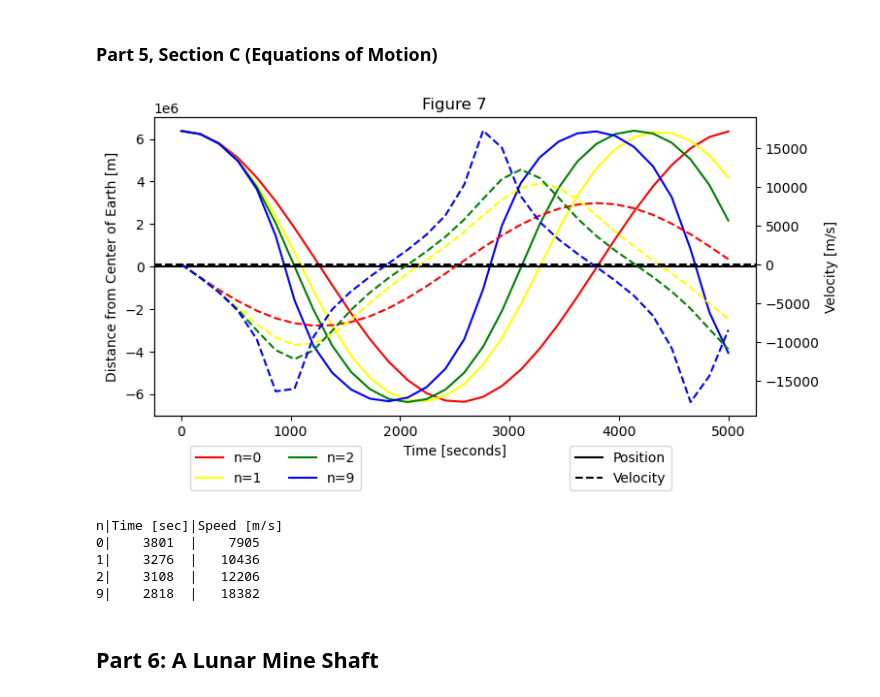
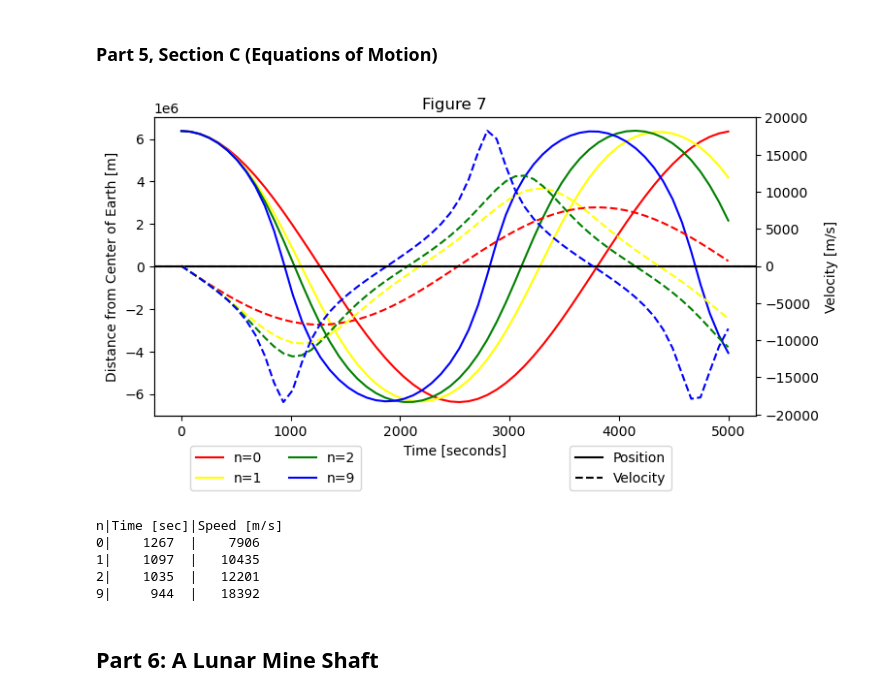
Before and after one commit to RosieRose07/PHYS265-spring26, a Jupyter notebook: Lab3/lab3.ipynb, the cells around one changed output. Saved outputs shown, nothing was run; the diff lists cells and outputs as text; code cells hidden in the pictures.

```diff
--- a/Lab3/lab3.ipynb
+++ b/Lab3/lab3.ipynb
@@ -432,10 +432,10 @@ def other_side (t, s, alpha, gamma):
     return s[1]
 def reached_center (t, s, alpha, gamma):
     return s[0]
-soln = solve_ivp(fun=projectile_varied_g, t_span=(t0,tf), t_eval=t_vals, y0=[y0, v0], args=(0, 0), events=[other_side, reached_center], dense_output=True)
+soln = solve_ivp(fun=projectile_varied_g, t_span=(t0,tf), t_eval=t_vals, y0=[y0, v0], args=(0, 0), events=[other_side, reached_center])
 time_through = soln.t_events[0][1]
 time_center = soln.t_events[1][0]
-vel_center = soln.sol(time_center)[1]
+vel_center = soln.y_events[1][0][1]
 print(f"Time to reach the other side: {time_through:.0f} sec")
 print(f"Time to reach the center of the Earth: {time_center:.0f} sec")
 print(f"Speed at the center of the Earth: {np.abs(vel_center):.0f} m/s")
@@ -551,48 +551,48 @@ def projectile_non_uniform(t, s, alpha, gamma, n):
     assert len(s) == 2
     y, v = s
     dydt = v
     grav_non_uniform = G * p_n[n] * mass_int(y, n) / y**2
     dvdt = -grav_non_uniform + alpha*np.abs(v)**gamma
     return [dydt, dvdt]
 
-N = 30
+N = 60
 t0, tf = 0, 5000
 y0, v0 = R_E, 0
 t_vals = np.linspace(t0, tf, N)
 
 fig, ax1 = plt.subplots(figsize=(8,4))
 ax2 = ax1.twinx()
 
 for i in n:
     soln = solve_ivp(fun=projectile_non_uniform, t_span=(t0,tf), t_eval=t_vals, y0=[y0, v0], args=(0, 0, i))
     tt = soln.t
     yy = soln.y[0]
     vv = soln.y[1]
     ax1.plot(tt, yy, label=f"n={i}", color=colors[i])
     ax2.plot(tt, vv, color=colors[i], ls="--")
 ax1.set_ylabel("Distance from Center of Earth [m]")
 ax2.set_ylabel("Velocity [m/s]")
 ls1 = ax1.axhline(0, color="black")
 ls2 = ax2.axhline(0, color="black", linestyle="--")
 ax1.set_xlabel("Time [seconds]")
 ax1.set_title("Figure 7")
 legend1 = fig.legend(bbox_to_anchor=(0.4,0.05), ncol=2)
 legend2 = fig.legend(handles=[ls1, ls2], labels = ["Position", "Velocity"], bbox_to_anchor=(0.8,0.05))
 # %% [output]
-[figure, old version]
+[figure, new version]
 # %%
 print("n|Time [sec]|Speed [m/s]")
 for i in n:
-    soln = solve_ivp(fun=projectile_non_uniform, t_span=(t0,tf), t_eval=t_vals, y0=[y0, v0], args=(0, 0, i), events=[reached_center2], dense_output=True)
-    time_center = soln.t_events[0][1]
-    vel_center = soln.sol(time_center)[1]
+    soln = solve_ivp(fun=projectile_non_uniform, t_span=(t0,tf), t_eval=t_vals, y0=[y0, v0], args=(0, 0, i), events=[reached_center2])
+    time_center = soln.t_events[0][0]
+    vel_center = soln.y_events[0][0][1]
     print(f"{i}|{time_center:8.0f}  |{np.abs(vel_center):8.0f}")
 # %% [output]
 n|Time [sec]|Speed [m/s]
-0|    3801  |    7905
-1|    3276  |   10436
-2|    3108  |   12206
-9|    2818  |   18382
+0|    1267  |    7906
+1|    1097  |   10435
+2|    1035  |   12201
+9|     944  |   18392
 # %% [markdown]
 ## Part 6: A Lunar Mine Shaft
 # %% [markdown]
```
